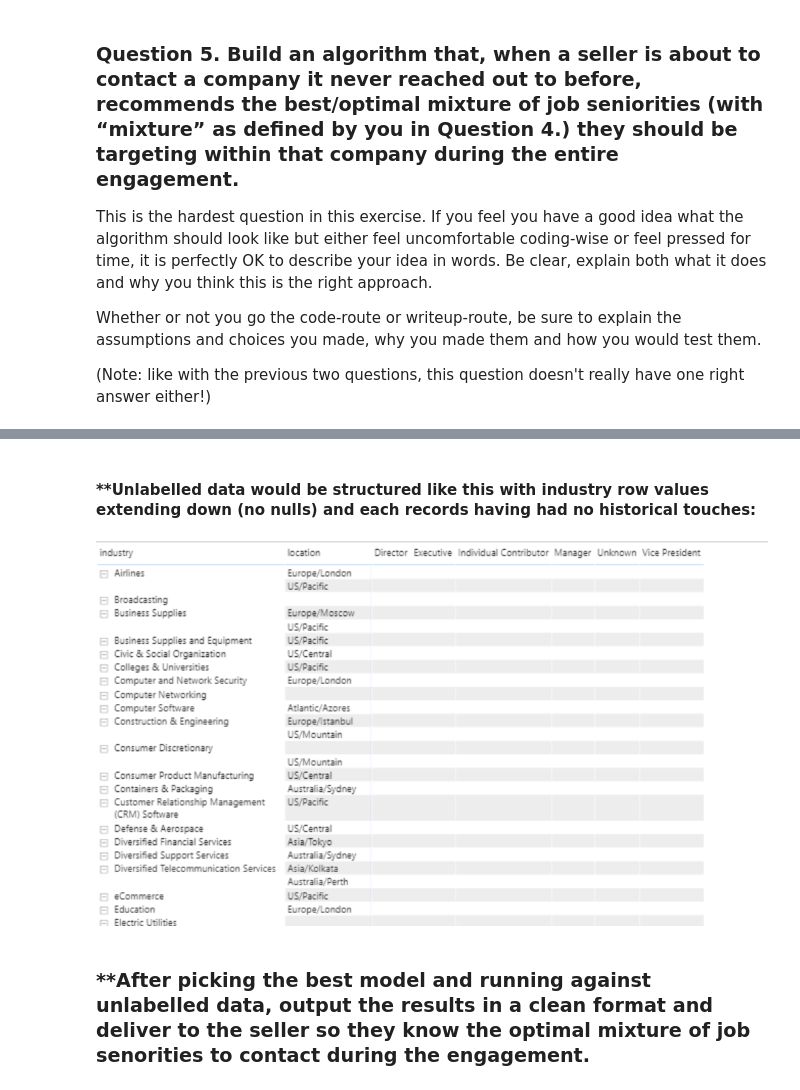
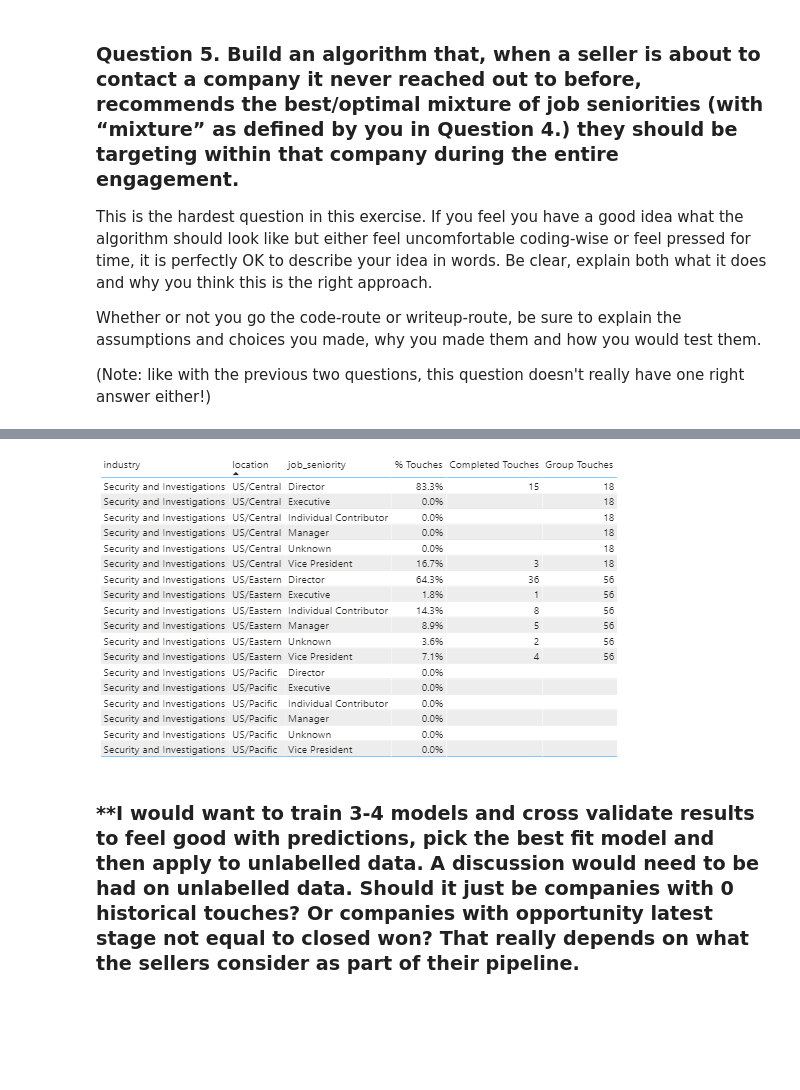
Before and after one commit to eddiecastro/A.CH, a Jupyter notebook: exercise.ipynb, the cells around one changed output, grey strips where cells are left out. Saved outputs shown, nothing was run; the diff lists cells and outputs as text; code cells hidden in the pictures; blank space fills up the shorter version.

```diff
--- a/exercise.ipynb
+++ b/exercise.ipynb
@@ -288,11 +291,11 @@ Whether or not you go the code-route or writeup-route, be sure to explain the as
-# %% [markdown]
-#### **Unlabelled data would be structured like this with industry row values extending down (no nulls) and each records having had no historical touches:
-# %%
-from IPython.display import Image
-Image(filename='testing.png')
-# %% [output]
-[figure, removed]
-# %% [markdown]
-### **After picking the best model and running against unlabelled data, output the results in a clean format and deliver to the seller so they know the optimal mixture of job senorities to contact during the engagement.
+# %%
+from IPython.display import Image
+Image(filename='trainingdatastructure.png')
+
+#Completed touches and Group touches would be omitted in the actual model, they are only here for illustrative purposes
+# %% [output]
+[figure, added]
+# %% [markdown]
+### **I would want to train 3-4 models and cross validate results to feel good with predictions, pick the best fit model and then apply to unlabelled data.  A discussion would need to be had on unlabelled data.  Should it just be companies with 0 historical touches? Or companies with opportunity latest stage not equal to closed won?  That really depends on what the sellers consider as part of their pipeline.
 # %%
 conn.close()
```
Also changed, not shown: parts of 5 cells of this notebook.
